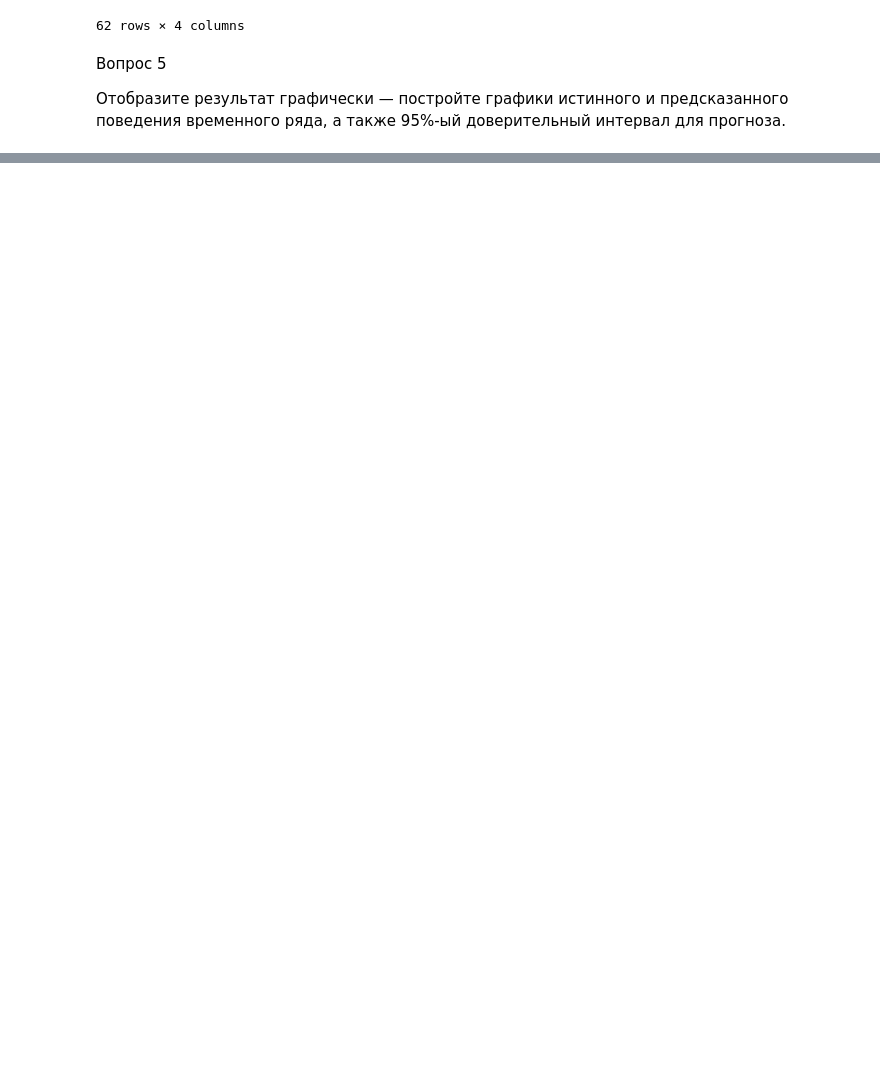
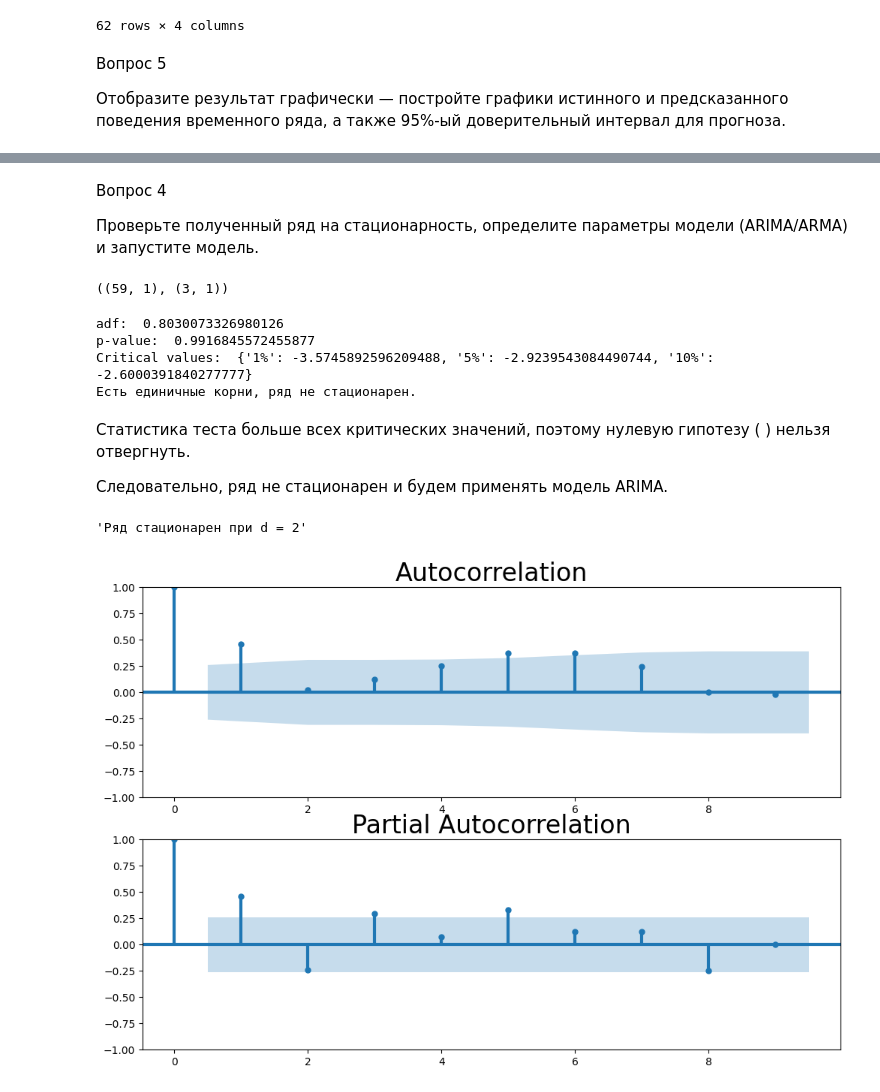
Before and after one commit to AlexGorel/IDE_NEW, a Jupyter notebook: MATH&ML-13. Временные ряды. Часть II/project-Part1_AlexGorel.ipynb, the cells around one changed output, grey strips where cells are left out. Drawn from its saved outputs; the diff is of its cells as text; code cells hidden in the pictures; blank space fills up the shorter version.

```diff
--- a/MATH&ML-13. Временные ряды. Часть II/project-Part1_AlexGorel.ipynb
+++ b/MATH&ML-13. Временные ряды. Часть II/project-Part1_AlexGorel.ipynb
@@ -406,0 +426,6 @@ plt.show()
+# %%
+print('Записей до обработки пропусков с помощью метода asfreq: {}.'.format(
+    data.shape[0]))
+data = data.asfreq(freq='AS')
+print('Записей после обработки пропусков с помощью метода asfreq: {}.'.format(
+    data.shape[0]))
@@ -406,0 +456,3 @@ plt.show()
+# %%
+data['GDP'] = data['GDP'].apply(lambda x: np.nan if x == 0 else x)
+data.isna().sum()
@@ -406,0 +472,3 @@ plt.show()
+# %%
+interpolated_data = pd.DataFrame(data['GDP'].interpolate(method='linear'))
+interpolated_data
@@ -406,0 +490,40 @@ plt.show()
+# %% [markdown]
+Вопрос 4
+
+Проверьте полученный ряд на стационарность, определите параметры модели (ARIMA/ARMA) и запустите модель.
+# %%
+data_train_int = interpolated_data.iloc[:-3]
+data_test_int = interpolated_data.iloc[-3:]
+data_train_int.shape, data_test_int.shape
+# %% [output]
+((59, 1), (3, 1))
+# %%
+stat_test(data_train_int)
+# %% [output]
+adf:  0.8030073326980126
+p-value:  0.9916845572455877
+Critical values:  {'1%': -3.5745892596209488, '5%': -2.9239543084490744, '10%': -2.6000391840277777}
+Есть единичные корни, ряд не стационарен.
+# %% [markdown]
+Статистика теста больше всех критических значений, поэтому нулевую гипотезу (
+) нельзя отвергнуть.
+
+Следовательно, ряд не стационарен и будем применять модель ARIMA.
+# %%
+# Определим значение d для модели ARIMA
+
+search_d(data_train_int['GDP'])
+# %% [output]
+'Ряд стационарен при d = 2'
+# %%
+from statsmodels.graphics.tsaplots import plot_pacf
+
+
+otg_2_diff = data_train_int.diff(periods=2).dropna()
+fig = plt.figure(figsize=(12,8))
+ax1 = fig.add_subplot(211)
+fig = plot_acf(otg_2_diff.values.squeeze(), lags=9, ax=ax1)
+ax2 = fig.add_subplot(212)
+fig = plot_pacf(otg_2_diff, lags=9, ax=ax2)
+# %% [output]
+[figure, added]
```
Also changed, not shown: parts of 45 cells of this notebook, 1 other file.
